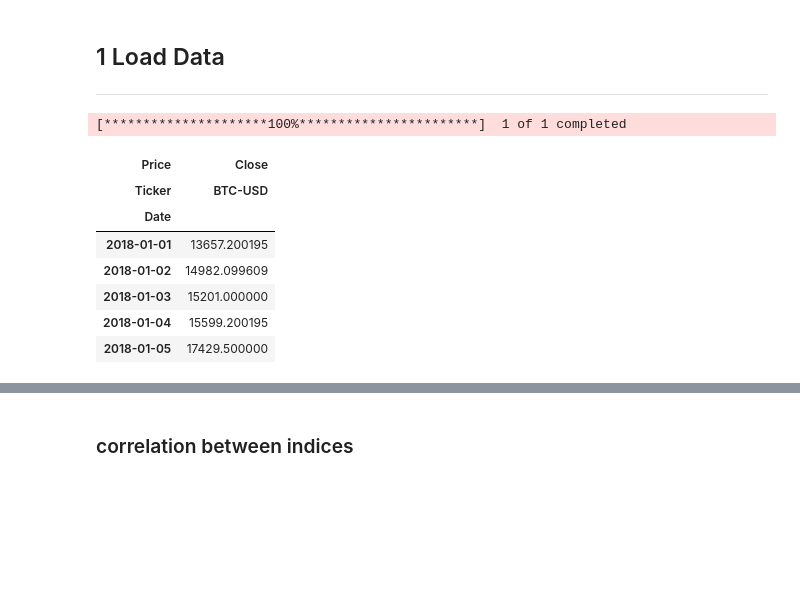
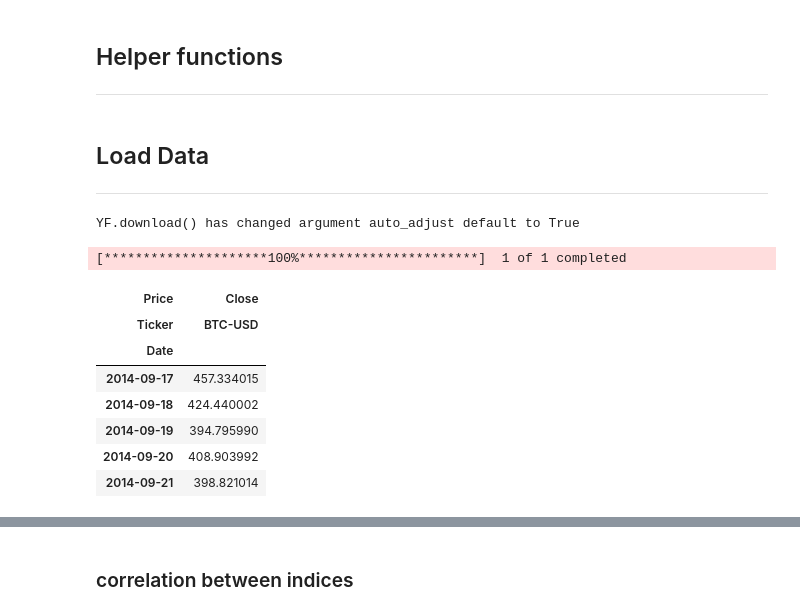
Before and after one commit to pmusachio/sharpe-sortino-bitcoin, a Jupyter notebook: notebooks/sharpe-sortino-ratio.ipynb, the cells around one changed output, grey strips where cells are left out. Cells and saved outputs as stored; diff of their text form; code cells hidden in the pictures; blank space fills up the shorter version.

```diff
--- a/notebooks/sharpe-sortino-ratio.ipynb
+++ b/notebooks/sharpe-sortino-ratio.ipynb
@@ -38,0 +13,3 @@ from plotly.subplots import make_subplots
+# %% [markdown]
+## Helper functions
+---
@@ -39,16 +38,17 @@ from plotly.subplots import make_subplots
 # %% [markdown]
-## 1 Load Data
+## Load Data
 ---
 # %%
-df_btc = yf.download('BTC-USD', start = '2018-01-01')[['Close']]
-df_btc.head()
+df = yf.download('BTC-USD', start = '2010-01-01')[['Close']]
+df.head()
 # %% [output]
-[*********************100%***********************]  1 of 1 completed
+YF.download() has changed argument auto_adjust default to True
+[*********************100%***********************]  1 of 1 completed
 | Price | Close |
 | Ticker | BTC-USD |
 | Date |  |
-| 2018-01-01 | 13657.200195 |
-| 2018-01-02 | 14982.099609 |
-| 2018-01-03 | 15201.000000 |
-| 2018-01-04 | 15599.200195 |
-| 2018-01-05 | 17429.500000 |
+| 2014-09-17 | 457.334015 |
+| 2014-09-18 | 424.440002 |
+| 2014-09-19 | 394.795990 |
+| 2014-09-20 | 408.903992 |
+| 2014-09-21 | 398.821014 |
```
Also changed, not shown: parts of 17 cells of this notebook, 6 other files.
